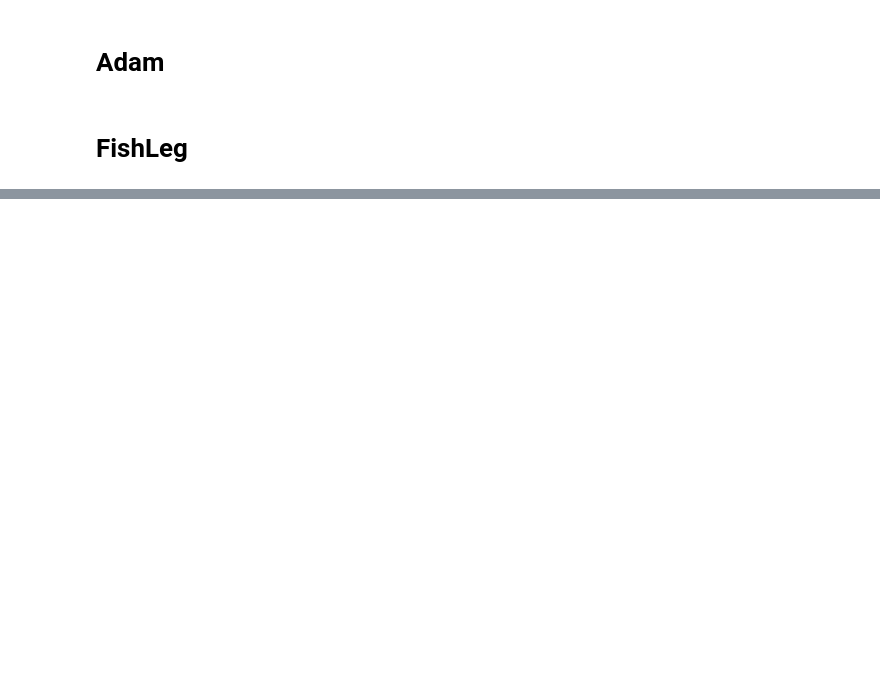
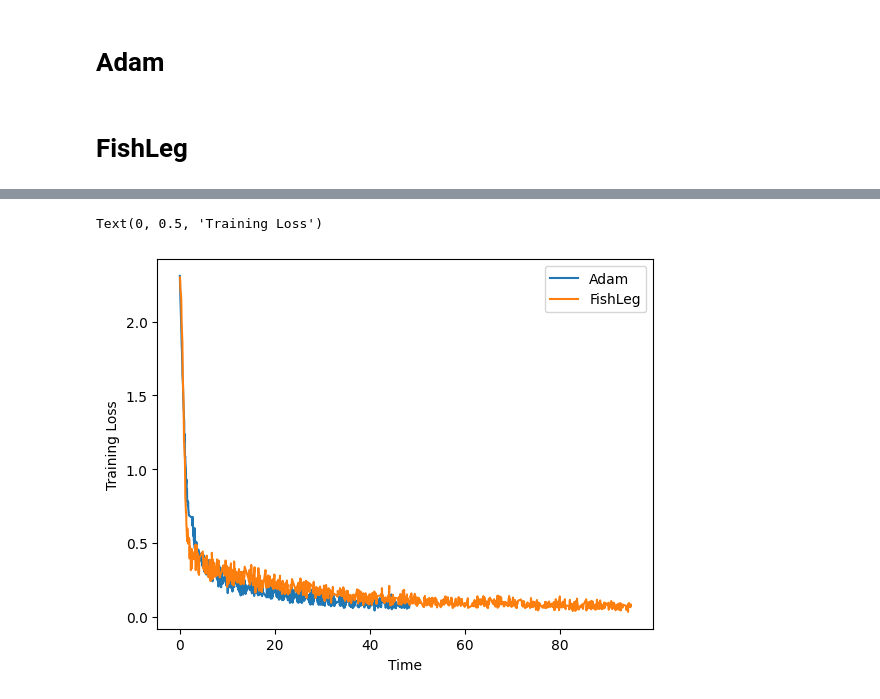
Before and after one commit to WeiShengL/FishLeg, a Jupyter notebook: examples/CIFAR_example_Wei.ipynb, the cells around one changed output, grey strips where cells are left out. Drawn from its saved outputs; the diff is of its cells as text; code cells hidden in the pictures; blank space fills up the shorter version.

```diff
--- a/examples/CIFAR_example_Wei.ipynb
+++ b/examples/CIFAR_example_Wei.ipynb
@@ -233,0 +312,9 @@ trained_model = train_model(model, train_loader, test_loader, opt, likelihood, c
+# %%
+plt.plot(adam_time_per_step, adam_training_loss_per_step, label="Adam")
+plt.plot(fishleg_time_per_step, fishleg_training_loss_per_step, label="FishLeg")
+plt.legend(loc='best')
+plt.xlabel("Time")
+plt.ylabel("Training Loss")
+# %% [output]
+Text(0, 0.5, 'Training Loss')
+[figure, added]
```
Also changed, not shown: parts of 15 cells of this notebook.
